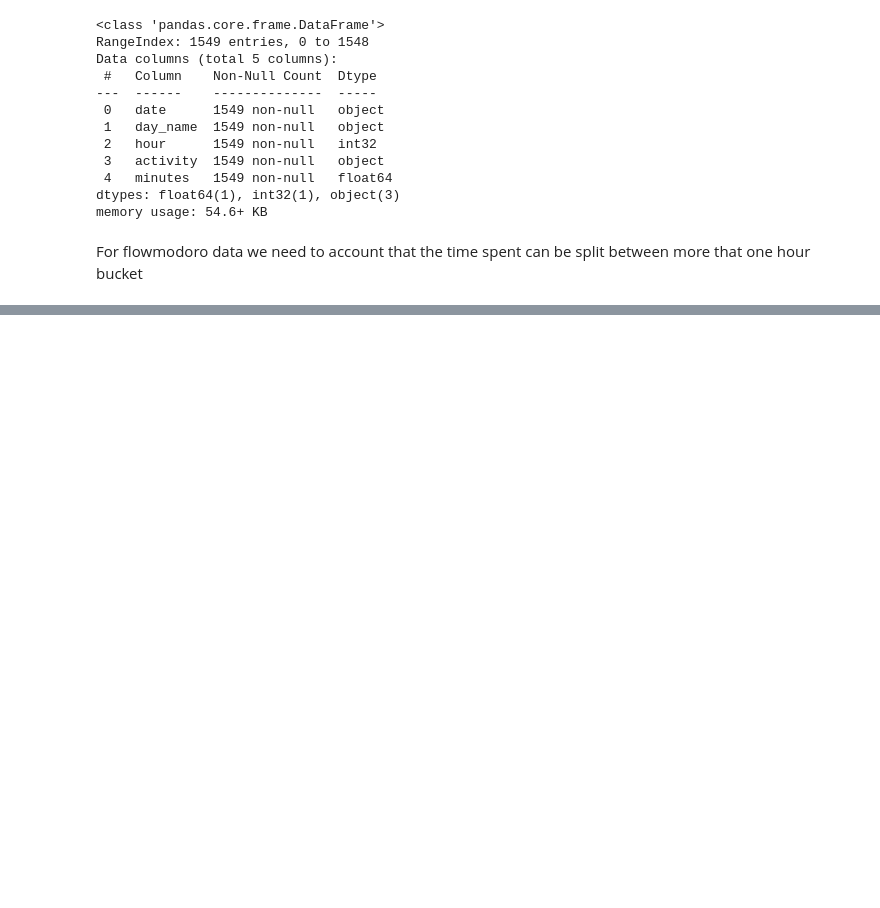
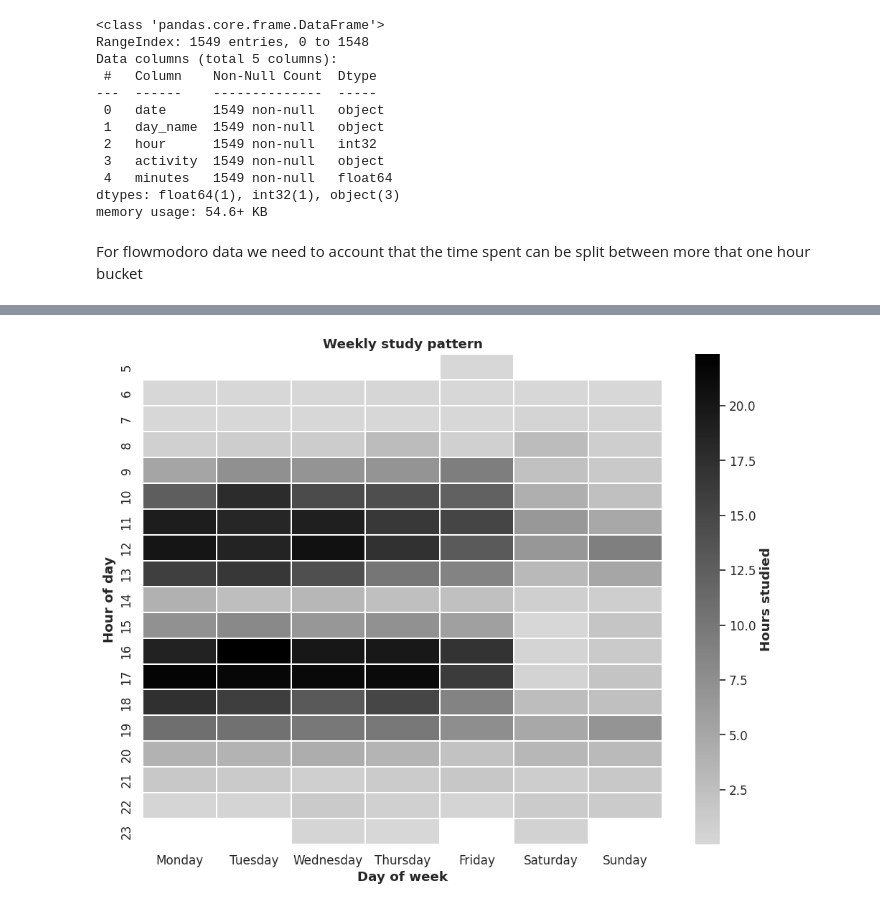
Before and after one commit to Oddman43/BIR_EDA, a Jupyter notebook: notebooks/data_analysis.ipynb, the cells around one changed output, grey strips where cells are left out. Cells and saved outputs as stored; diff of their text form; code cells hidden in the pictures; blank space fills up the shorter version.

Commit message:
data transformed for global heatmap

```diff
--- a/notebooks/data_analysis.ipynb
+++ b/notebooks/data_analysis.ipynb
@@ -353,4 +355,5 @@ memory usage: 54.6+ KB
 # %% [markdown]
 For flowmodoro data we need to account that the time spent can be split between more that one hour bucket
 # %%
-print(anki_hm_gr.columns)
+flow_hm["end"] = flow_hm["started"] + pd.to_timedelta(flow_hm["mins_worked"], unit="minutes")
+flow_hm["hour"] = flow_hm["started"].dt.hour
@@ -358,0 +411,4 @@ Index(['date', 'day_name', 'hour', 'deck', 'review_time_seconds'], dtype='object
+# %%
+hm_df: pd.Series = pd.concat([anki_hm_gr, flow_hm_gr], ignore_index=True)
+hm_df["hours"] = hm_df["minutes"] /60
+hm_df.info()
@@ -358,0 +435,11 @@ Index(['date', 'day_name', 'hour', 'deck', 'review_time_seconds'], dtype='object
+# %%
+pivot_total: pd.DataFrame = (hm_df.pivot_table(index='hour',
+                              columns='day_name',
+                              values='hours',
+                              aggfunc='sum')
+                .reindex(columns=['Monday', 'Tuesday', 'Wednesday',
+                      'Thursday', 'Friday', 'Saturday', 'Sunday'])
+                .reindex(index=range(5, 24)))
+
+pivot_norm: pd.DataFrame = pivot_total.div(pivot_total.max().max())
+pivot_norm.info()
@@ -358,0 +461,20 @@ Index(['date', 'day_name', 'hour', 'deck', 'review_time_seconds'], dtype='object
+# %%
+grey_grad = LinearSegmentedColormap.from_list(
+    "grey_grad",
+    ["#D7D7D7",
+     '#000000']
+)
+
+plt.figure(figsize=(10, 8))
+sns.heatmap(pivot_total,
+            cmap=grey_grad,
+            linewidths=.3,
+            cbar_kws={"label": "Hours studied"})
+plt.ylabel("Hour of day")
+plt.xlabel("Day of week")
+plt.title("Weekly study pattern", weight="bold")
+plt.tight_layout()
+plt.savefig("../images/heatmap_global.png", dpi= 300)
+plt.show()
+# %% [output]
+[figure, added]
```
Also changed, not shown: parts of 14 cells of this notebook, 1 other file.
